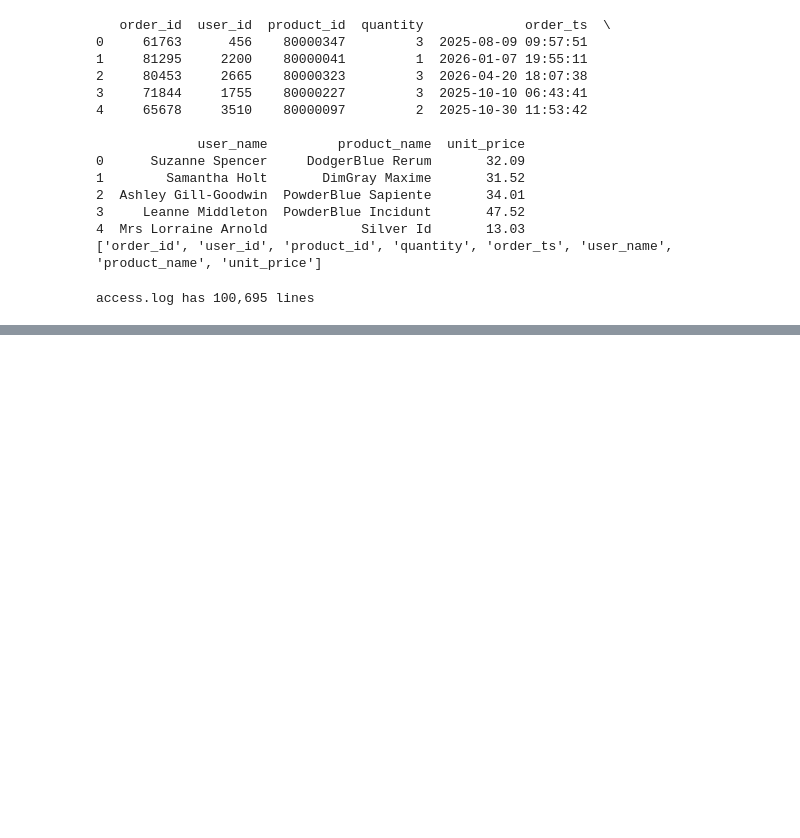
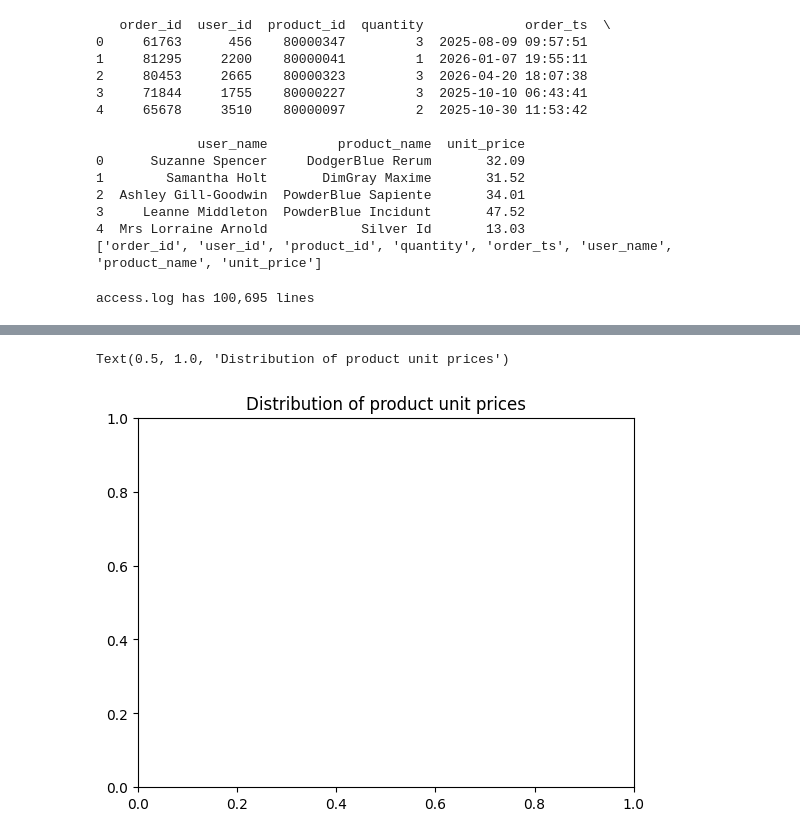
Before and after one commit to kadedamola40-svg/Learning-Journal, a Jupyter notebook: Hackathon1_Adedamola.ipynb, the cells around one changed output, grey strips where cells are left out. Saved outputs shown, nothing was run; the diff lists cells and outputs as text; code cells hidden in the pictures; blank space fills up the shorter version.

```diff
--- a/Hackathon1_Adedamola.ipynb
+++ b/Hackathon1_Adedamola.ipynb
@@ -165,0 +295,6 @@ TypeError: unhashable type: 'DataFrame'
+# %%
+# TODO-5b: write a meaningful title (e.g. 'Distribution of product unit prices')
+plt.title('Distribution of product unit prices')
+# %% [output]
+Text(0.5, 1.0, 'Distribution of product unit prices')
+[figure, added]
```
Also changed, not shown: parts of 32 cells of this notebook.
